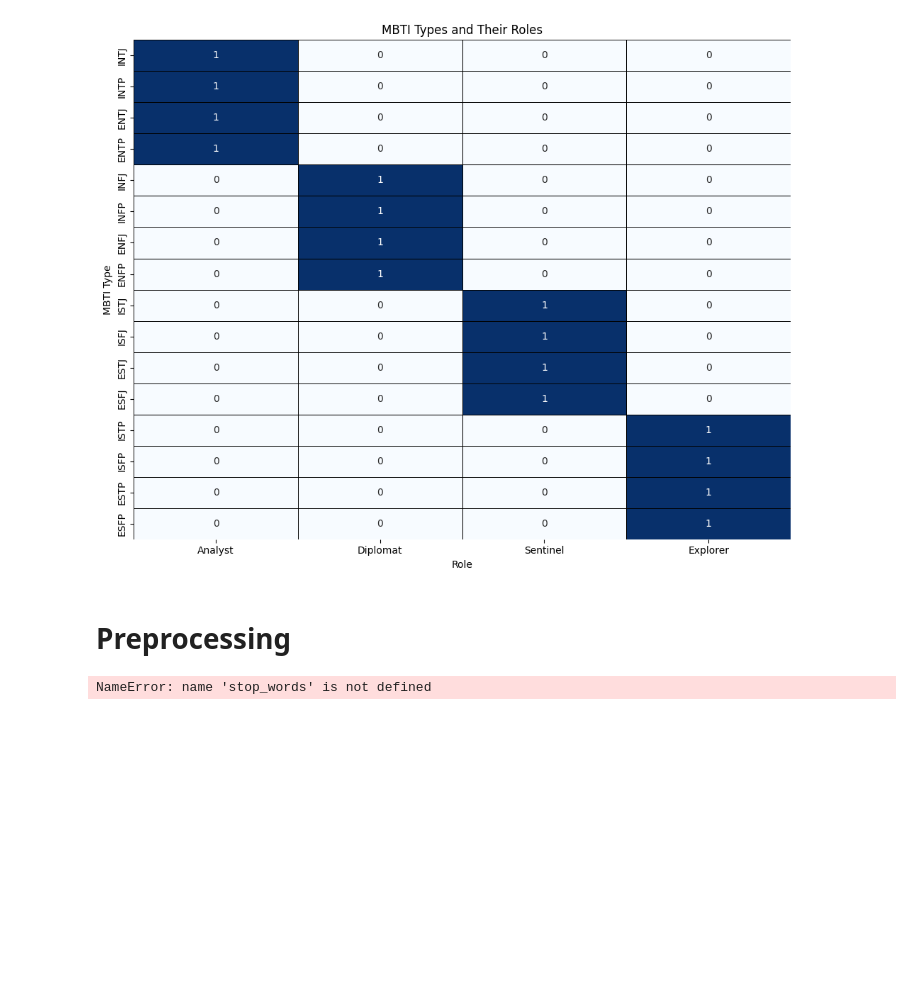
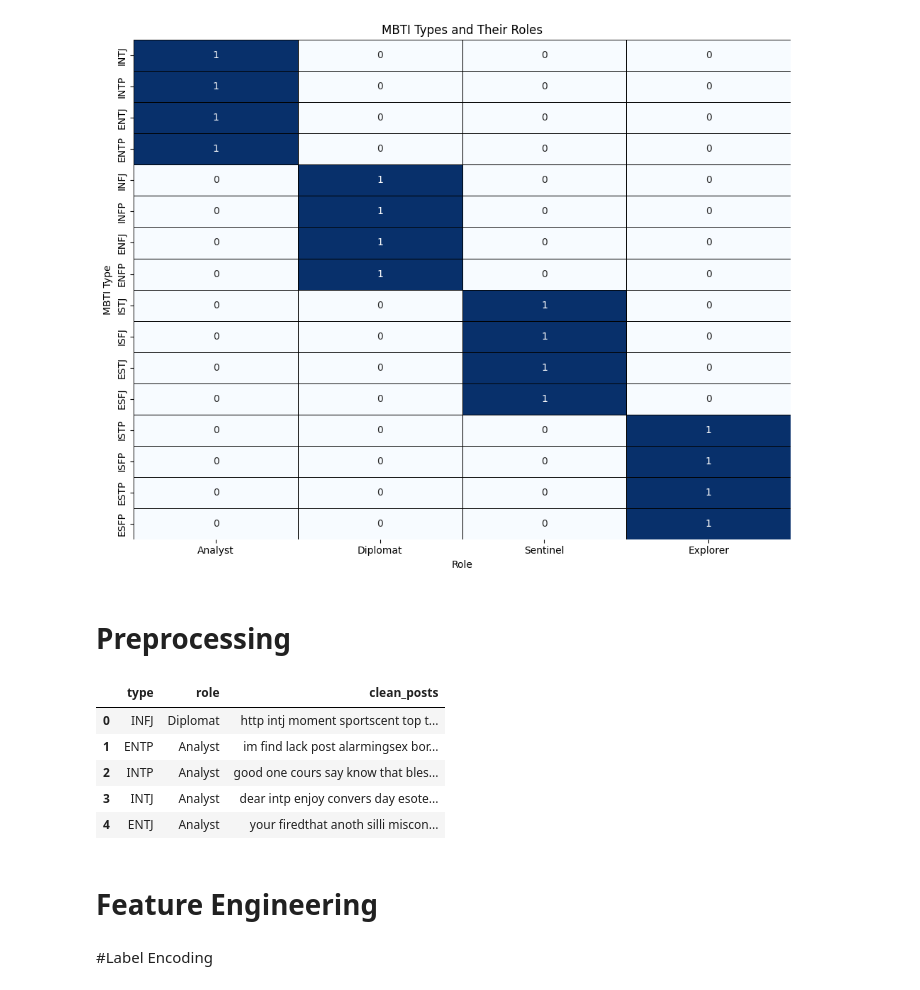
Before and after one commit to prakritea/-Myers-Briggs-Personality-Type-Identification, a Jupyter notebook: mbti.ipynb, the cells around one changed output. Saved outputs shown, nothing was run; the diff lists cells and outputs as text; code cells hidden in the pictures; blank space fills up the shorter version.

```diff
--- a/mbti.ipynb
+++ b/mbti.ipynb
@@ -238,11 +226,38 @@ from nltk.stem import PorterStemmer
 # %%
+import re
+import string
+from nltk.corpus import stopwords
+from nltk.stem import PorterStemmer
+
+# Initialize stopwords and stemmer
+stop_words = set(stopwords.words('english'))
+ps = PorterStemmer()
+
+# Preprocessing function
 def preprocessing(text):
-    text = re.sub(r'https\S+|www.\S+',' ',text)
-    text = re.sub(r'^[a-z\s]', '', text)
-    tokens = text.split()
-    tokens = [ps.stem(w) for w in tokens if w not in stop_words]
+    text = text.lower()  # Convert to lowercase
+    text = re.sub(r'https\S+|www.\S+', ' ', text)  # Remove URLs
+    text = re.sub(r'[^a-z\s]', '', text)  # Keep only alphabets and spaces
+    tokens = text.split()  # Tokenize into words
+    tokens = [ps.stem(w) for w in tokens if w not in stop_words]  # Remove stopwords and stem
     return " ".join(tokens)
 
-data['clean_posts'] = data['posts'].apply(preprocessing)
+preprocessed_data = data.copy()
+
+# Apply preprocessing function to the 'posts' column
+preprocessed_data['clean_posts'] = preprocessed_data['posts'].apply(preprocessing)
-# %% [output]
-NameError: name 'stop_words' is not defined
+# %%
+preprocessed_data.drop(columns=['posts'], inplace=True)
+# %%
+preprocessed_data.head()
+# %% [output]
+|  | type | role | clean_posts |
+| 0 | INFJ | Diplomat | http intj moment sportscent top t... |
+| 1 | ENTP | Analyst | im find lack post alarmingsex bor... |
+| 2 | INTP | Analyst | good one cours say know that bles... |
+| 3 | INTJ | Analyst | dear intp enjoy convers day esote... |
+| 4 | ENTJ | Analyst | your firedthat anoth silli miscon... |
+# %% [markdown]
+# Feature Engineering
+# %% [markdown]
+#Label Encoding
```
Also changed, not shown: parts of 10 cells of this notebook.
